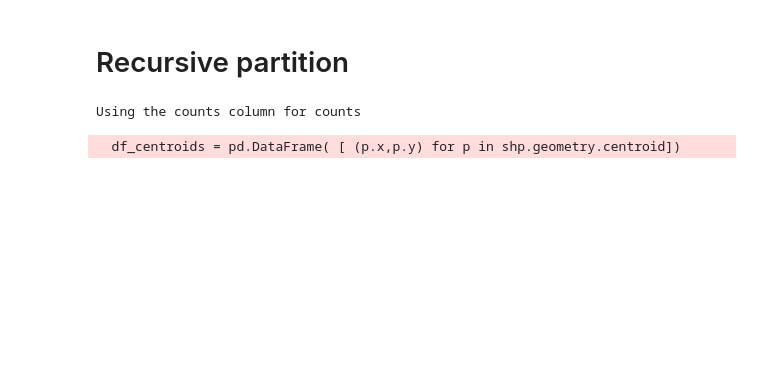
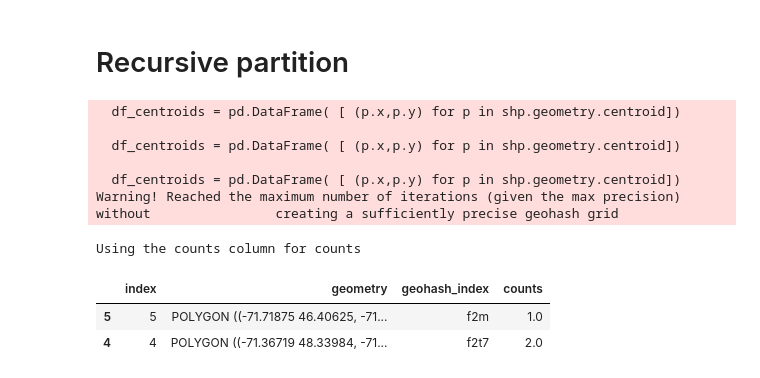
Before and after one commit to cgauvi/geo_py_utils, a Jupyter notebook: notebooks/geohash_experiements.ipynb, the cells around one changed output. Drawn from its saved outputs; the diff is of its cells as text; code cells hidden in the pictures; blank space fills up the shorter version.

```diff
--- a/notebooks/geohash_experiements.ipynb
+++ b/notebooks/geohash_experiements.ipynb
@@ -81,19 +81,31 @@ map_simple({'original': geo_shp,
 # %%
 shp_all_1 = gpd.GeoDataFrame(
         {
-            'id': [0,1],
-            "geometry": [Point (-71.16451, 46.86968),   Point (-71.25148, 48.41987)	],
-            "counts": [1.0, 1.0]
+            'id': [0,1 ,2],
+            "geometry": [Point (-71.16451, 46.86968),   Point (-71.25148, 48.41987), Point (-71.25148, 48.419)	], #slight tweak - same geohash
+            "counts": [1.0, 1.0, 1.0]
     }   ,
     crs = 4326
     )
 
 shp_part, _ = recursively_partition_geohash_cells(shp_all_1,
-                                                    count_column_name='counts',
-                                                    min_num_points = 2)
+                                                  count_column_name='counts',
+                                                  min_num_points = 1,
+                                                  max_precision=4)
 # %% [output]
-Using the counts column for counts
+  df_centroids = pd.DataFrame( [ (p.x,p.y) for p in shp.geometry.centroid])
+
+  df_centroids = pd.DataFrame( [ (p.x,p.y) for p in shp.geometry.centroid])
+
+  df_centroids = pd.DataFrame( [ (p.x,p.y) for p in shp.geometry.centroid])
+Warning! Reached the maximum number of iterations (given the max precision) without                creating a sufficiently precise geohash grid
-  df_centroids = pd.DataFrame( [ (p.x,p.y) for p in shp.geometry.centroid])
+Using the counts column for counts
+# %%
+shp_part[shp_part.counts>0]
+# %% [output]
+|  | index | geometry | geohash_index | counts |
+| 5 | 5 | POLYGON ((-71.71875 46.40625, -71... | f2m | 1.0 |
+| 4 | 4 | POLYGON ((-71.36719 48.33984, -71... | f2t7 | 2.0 |
 # %%
 shp_bug = gpd.GeoDataFrame(
             {
```
Also changed, not shown: parts of 6 cells of this notebook.
